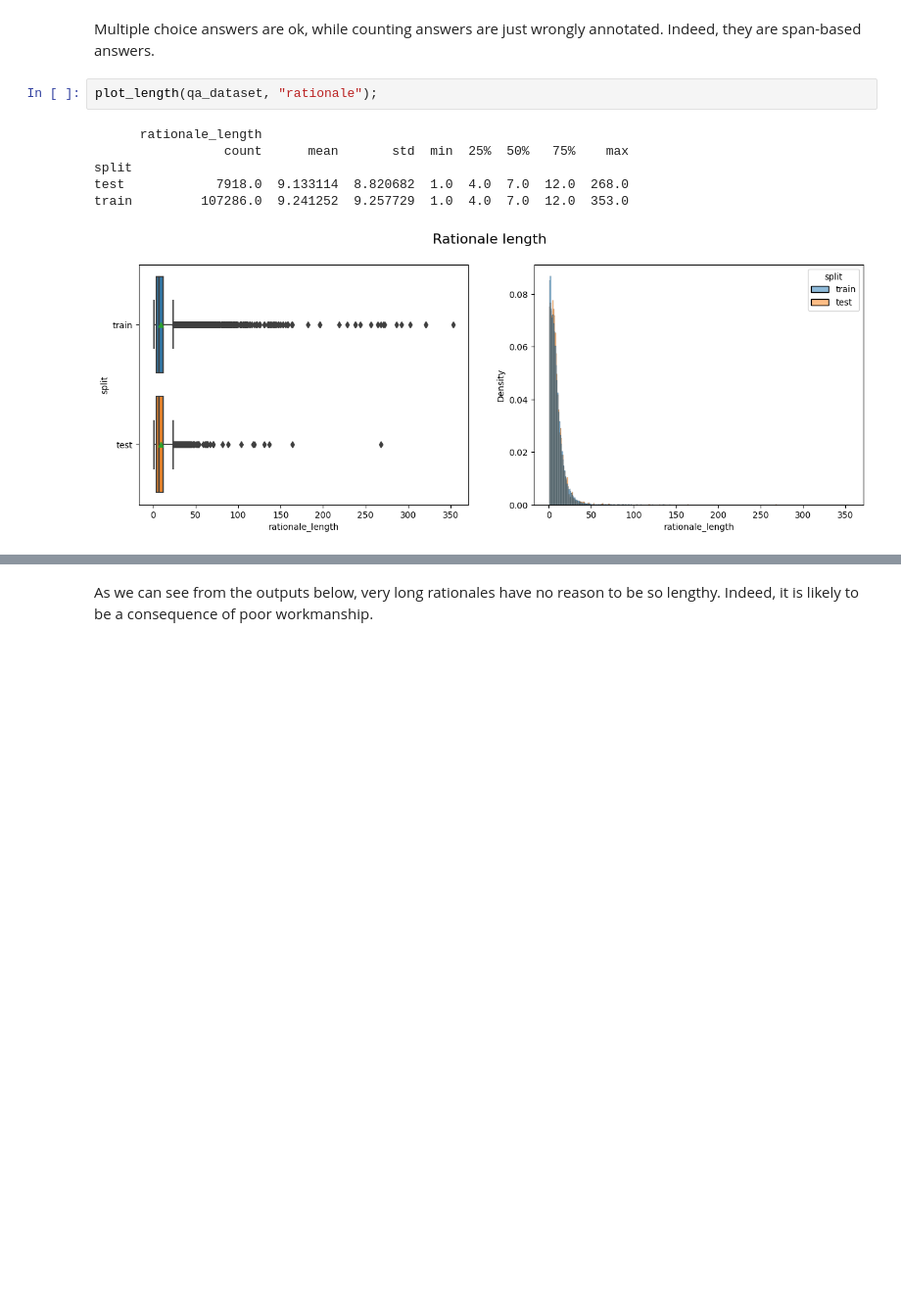
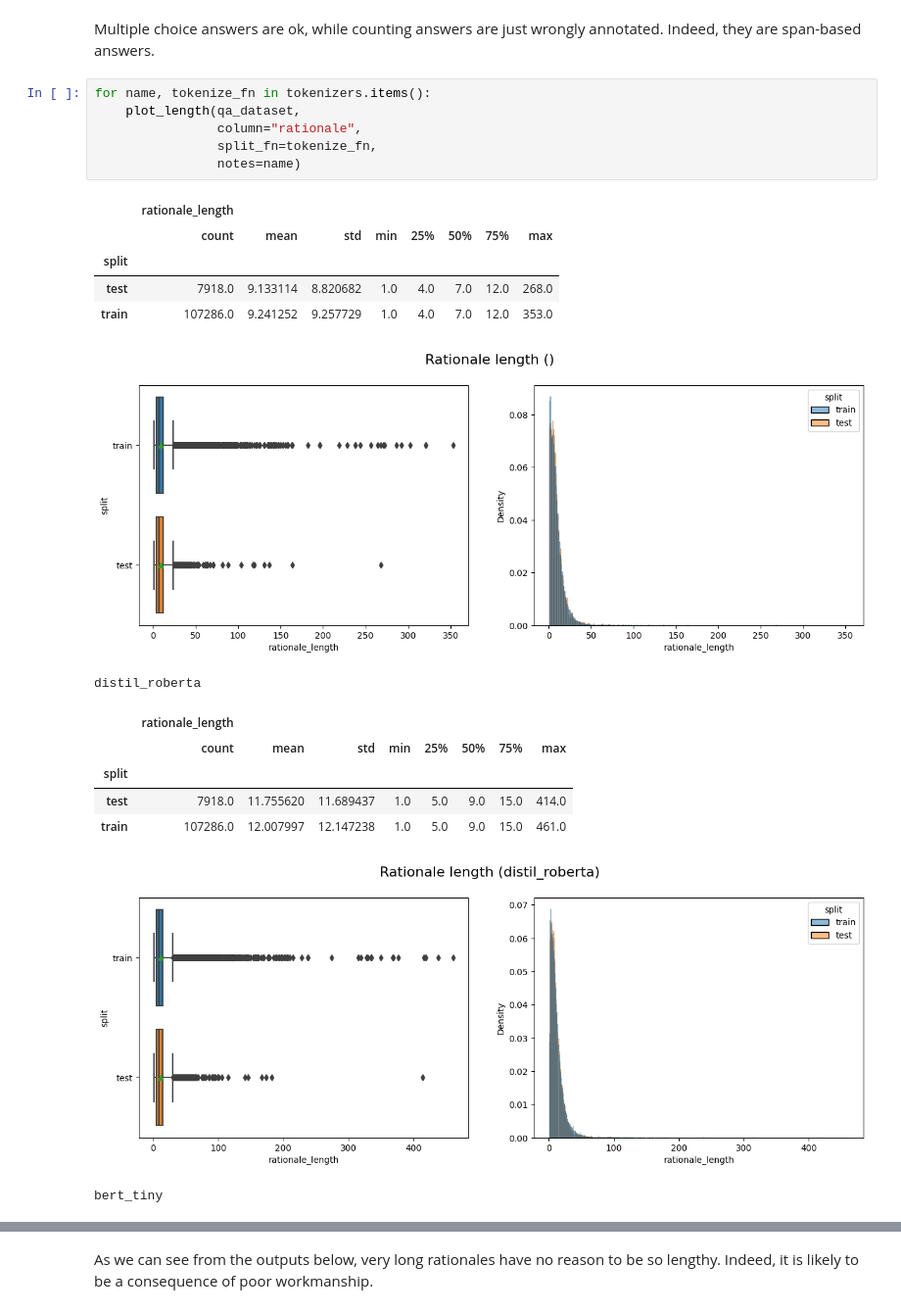
Before and after one commit to matteoperiani2/assignment2, a Jupyter notebook: assignment2.ipynb, the cells around one changed output, grey strips where cells are left out. Shown at 98% size. Cells and saved outputs as stored; diff of their text form; blank space fills up the shorter version.

```diff
--- a/assignment2.ipynb
+++ b/assignment2.ipynb
@@ -510,12 +621,24 @@ A               10 years || This is how the long fight between Frank and Bob beg
 ====================================================================================================
 # %% [markdown]
 Multiple choice answers are ok, while counting answers are just wrongly annotated. Indeed, they are span-based answers.
-# %%
-plot_length(qa_dataset, "rationale");
-# %% [output]
-      rationale_length
-                 count      mean       std  min  25%  50%   75%    max
-split
-test            7918.0  9.133114  8.820682  1.0  4.0  7.0  12.0  268.0
-train         107286.0  9.241252  9.257729  1.0  4.0  7.0  12.0  353.0
-[figure, removed]
+# %%
+for name, tokenize_fn in tokenizers.items():
+    plot_length(qa_dataset,
+                column="rationale",
+                split_fn=tokenize_fn,
+                notes=name)
+# %% [output]
+|  | rationale_length |  |  |  |  |  |  |  |
+|  | count | mean | std | min | 25% | 50% | 75% | max |
+| split |  |  |  |  |  |  |  |  |
+| test | 7918.0 | 9.133114 | 8.820682 | 1.0 | 4.0 | 7.0 | 12.0 | 268.0 |
+| train | 107286.0 | 9.241252 | 9.257729 | 1.0 | 4.0 | 7.0 | 12.0 | 353.0 |
+[figure, added]
+distil_roberta
+|  | rationale_length |  |  |  |  |  |  |  |
+|  | count | mean | std | min | 25% | 50% | 75% | max |
+| split |  |  |  |  |  |  |  |  |
+| test | 7918.0 | 11.755620 | 11.689437 | 1.0 | 5.0 | 9.0 | 15.0 | 414.0 |
+| train | 107286.0 | 12.007997 | 12.147238 | 1.0 | 5.0 | 9.0 | 15.0 | 461.0 |
+[figure, added]
+bert_tiny
```
Also changed, not shown: parts of 76 cells of this notebook, 3 other files.
